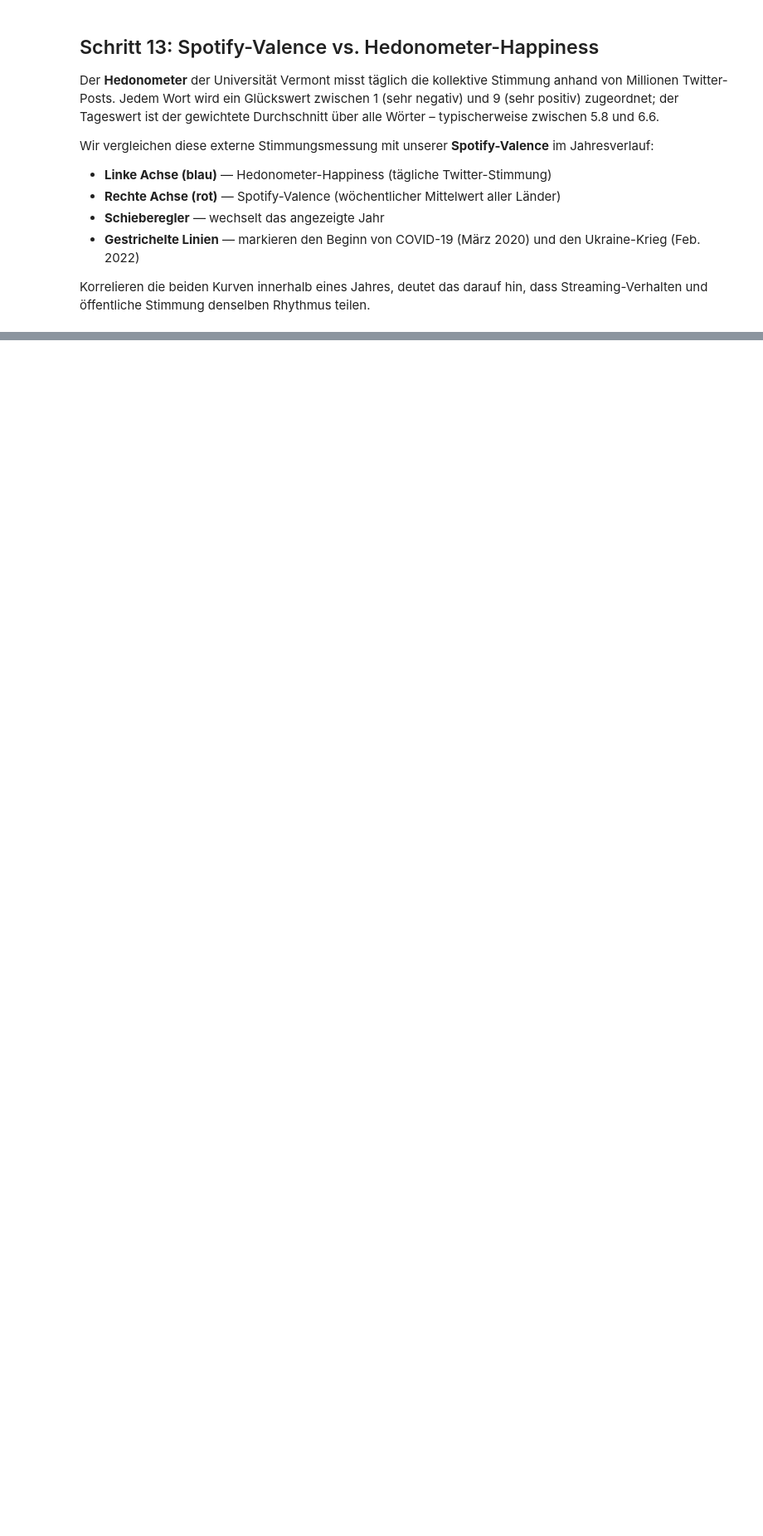
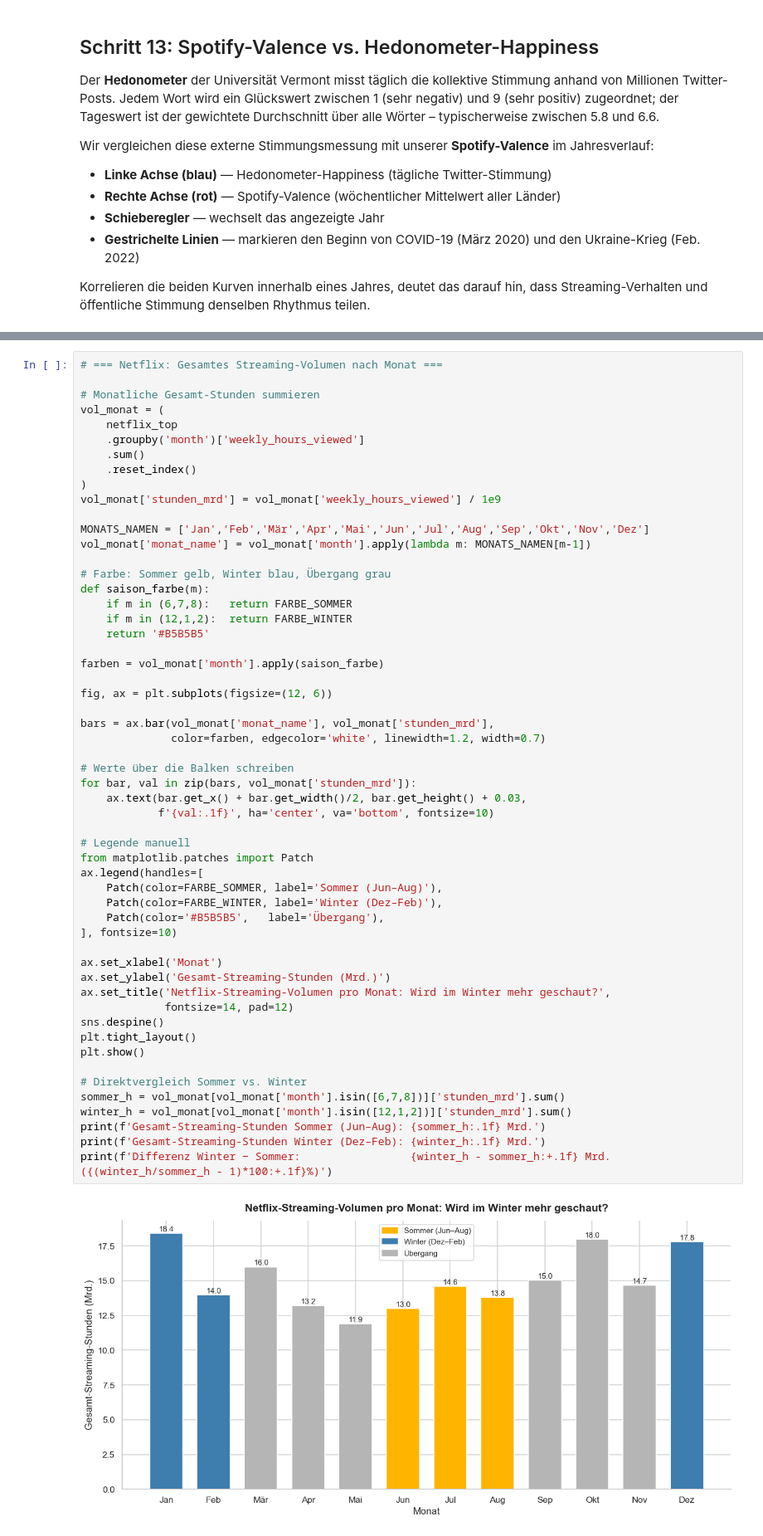
Before and after one commit to Jonas47833/Data-Visualisation, a Jupyter notebook: Notebook/Streaming_Stimmungs_Analyse.ipynb, the cells around one changed output, grey strips where cells are left out. Shown at 83% size. Cells and saved outputs as stored; diff of their text form; blank space fills up the shorter version.

```diff
--- a/Notebook/Streaming_Stimmungs_Analyse.ipynb
+++ b/Notebook/Streaming_Stimmungs_Analyse.ipynb
@@ -1120,0 +1114,57 @@ Pearson-Korrelation Spotify-Valence ↔ Hedonometer (2016–2022):
+# %%
+# === Netflix: Gesamtes Streaming-Volumen nach Monat ===
+
+# Monatliche Gesamt-Stunden summieren
+vol_monat = (
+    netflix_top
+    .groupby('month')['weekly_hours_viewed']
+    .sum()
+    .reset_index()
+)
+vol_monat['stunden_mrd'] = vol_monat['weekly_hours_viewed'] / 1e9
+
+MONATS_NAMEN = ['Jan','Feb','Mär','Apr','Mai','Jun','Jul','Aug','Sep','Okt','Nov','Dez']
+vol_monat['monat_name'] = vol_monat['month'].apply(lambda m: MONATS_NAMEN[m-1])
+
+# Farbe: Sommer gelb, Winter blau, Übergang grau
+def saison_farbe(m):
+    if m in (6,7,8):   return FARBE_SOMMER
+    if m in (12,1,2):  return FARBE_WINTER
+    return '#B5B5B5'
+
+farben = vol_monat['month'].apply(saison_farbe)
+
+fig, ax = plt.subplots(figsize=(12, 6))
+
+bars = ax.bar(vol_monat['monat_name'], vol_monat['stunden_mrd'],
+              color=farben, edgecolor='white', linewidth=1.2, width=0.7)
+
+# Werte über die Balken schreiben
+for bar, val in zip(bars, vol_monat['stunden_mrd']):
+    ax.text(bar.get_x() + bar.get_width()/2, bar.get_height() + 0.03,
+            f'{val:.1f}', ha='center', va='bottom', fontsize=10)
+
+# Legende manuell
+from matplotlib.patches import Patch
+ax.legend(handles=[
+    Patch(color=FARBE_SOMMER, label='Sommer (Jun–Aug)'),
+    Patch(color=FARBE_WINTER, label='Winter (Dez–Feb)'),
+    Patch(color='#B5B5B5',   label='Übergang'),
+], fontsize=10)
+
+ax.set_xlabel('Monat')
+ax.set_ylabel('Gesamt-Streaming-Stunden (Mrd.)')
+ax.set_title('Netflix-Streaming-Volumen pro Monat: Wird im Winter mehr geschaut?',
+             fontsize=14, pad=12)
+sns.despine()
+plt.tight_layout()
+plt.show()
+
+# Direktvergleich Sommer vs. Winter
+sommer_h = vol_monat[vol_monat['month'].isin([6,7,8])]['stunden_mrd'].sum()
+winter_h = vol_monat[vol_monat['month'].isin([12,1,2])]['stunden_mrd'].sum()
+print(f'Gesamt-Streaming-Stunden Sommer (Jun–Aug): {sommer_h:.1f} Mrd.')
+print(f'Gesamt-Streaming-Stunden Winter (Dez–Feb): {winter_h:.1f} Mrd.')
+print(f'Differenz Winter − Sommer:                 {winter_h - sommer_h:+.1f} Mrd. ({(winter_h/sommer_h - 1)*100:+.1f}%)')
+# %% [output]
+[figure, added]
```
Also changed, not shown: parts of 14 cells of this notebook.
